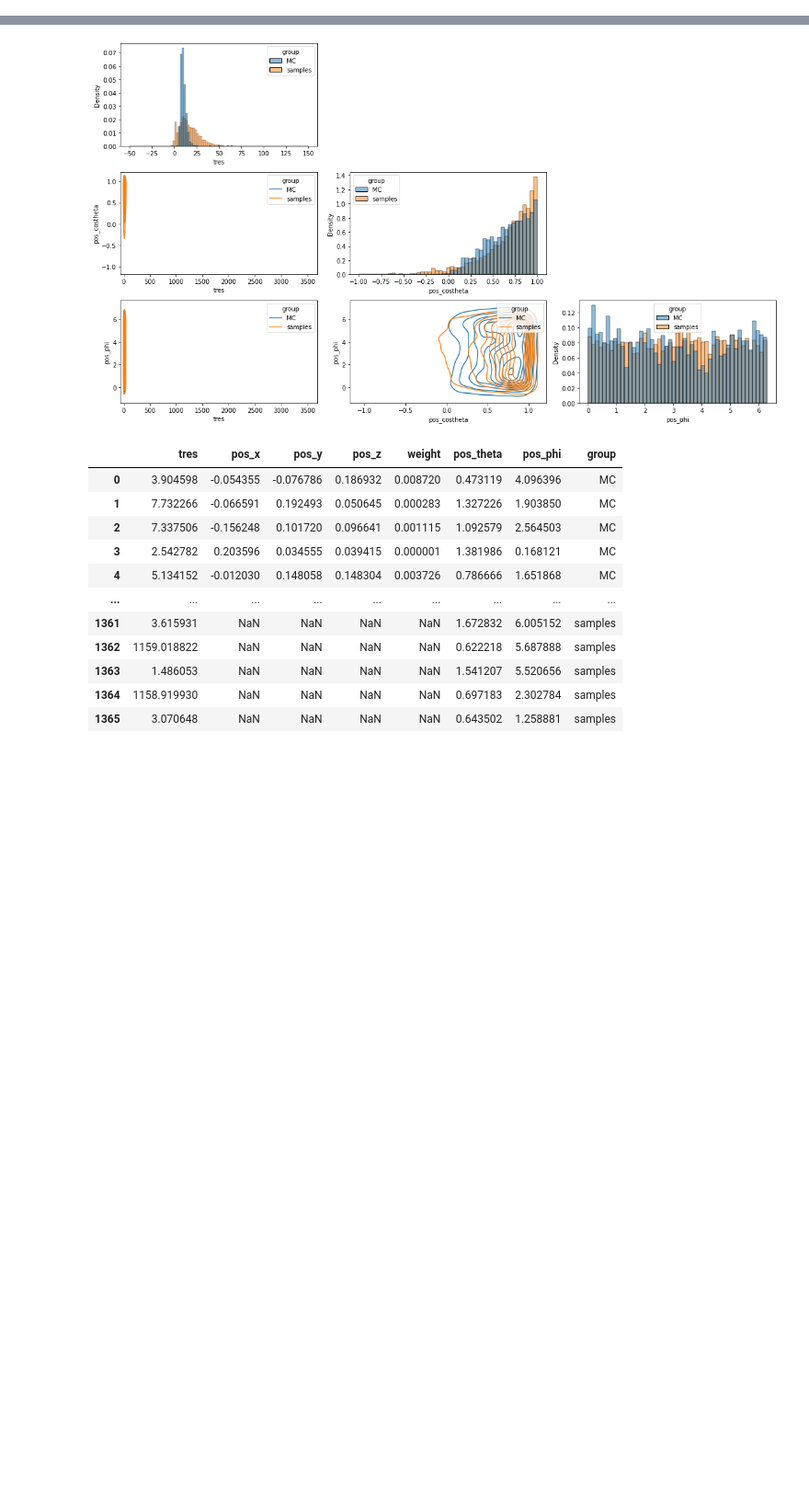
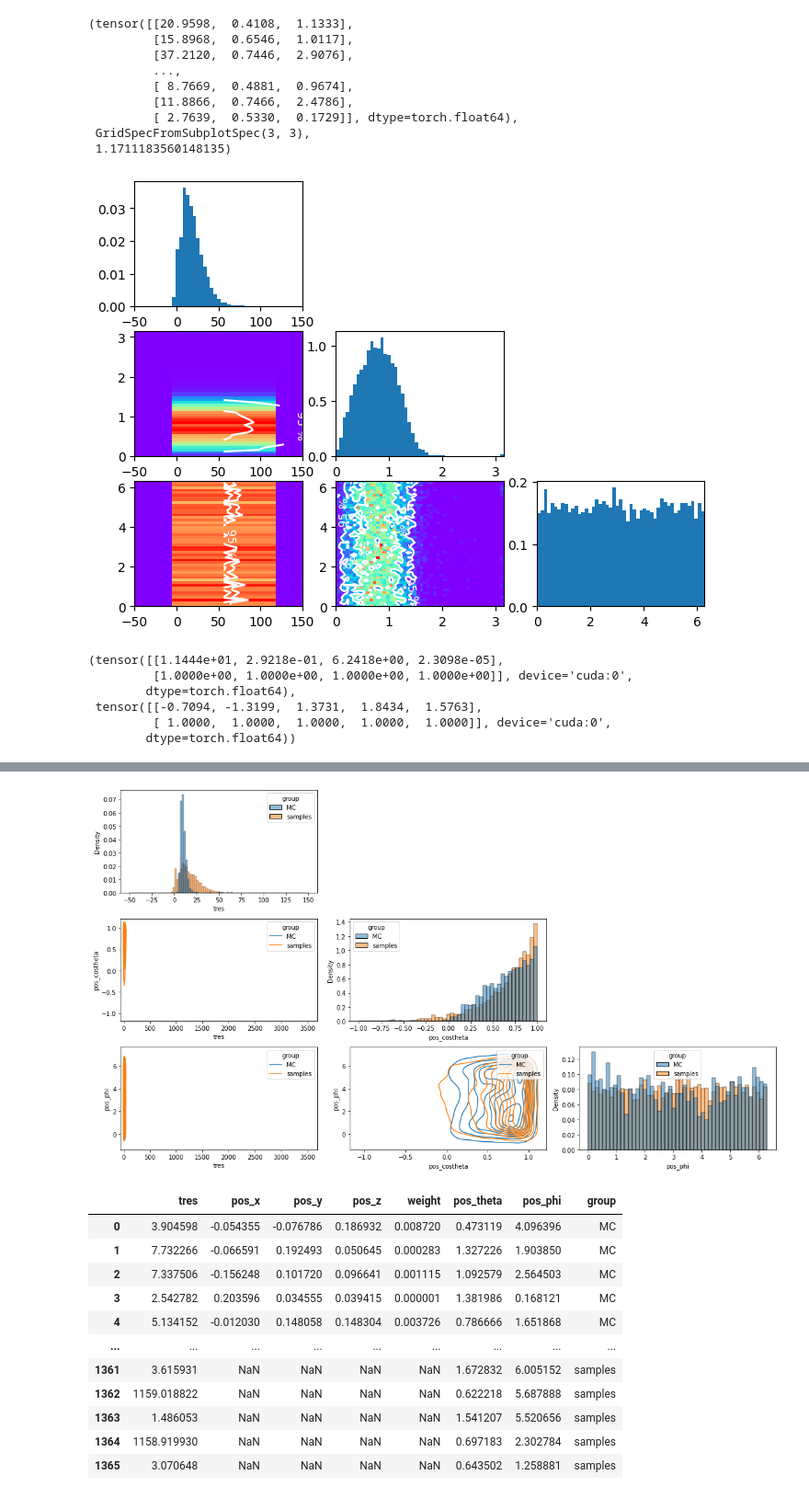
Before and after one commit to chrhck/NeutrinoTelescopes, a Jupyter notebook: notebooks/fit_normalizing_flow.ipynb, the cells around one changed output, grey strips where cells are left out. Shown at 92% size. Drawn from its saved outputs; the diff is of its cells as text; code cells hidden in the pictures; blank space fills up the shorter version.

```diff
--- a/notebooks/fit_normalizing_flow.ipynb
+++ b/notebooks/fit_normalizing_flow.ipynb
@@ -328,13 +340,24 @@ tensor([[-0.5036,  1.2507,  0.1351],
 # %%
+seed_everything(31337)
+ds = HDF5PPhotonTable("../assets/photon_tables_extended_1.hd5", 0, 400) #time_range=(-50, 200))
+
+split_len = int(np.ceil(0.9*len(ds)))
+
+train_dataset, test_dataset = random_split(ds, [split_len, len(ds)-split_len])
+
+train_loader = DataLoader(train_dataset, batch_size=2000, shuffle=True)
+test_loader= DataLoader(test_dataset, batch_size=5000)
 extra_flow_defs = {
     "g": {
-        "clamp_widths": 1,
+        "softplus_for_width": 1,
+        "upper_bound_for_widths": 100,
+        "lower_bound_for_widths": 0.1,
         #"nonlinear_stretch_type": "rq_splines"
     }
 }
 
 
-pdf = jammy_flows.pdf("e1+s2", "gg+vv", conditional_input_dim=5, hidden_mlp_dims_sub_pdfs="256", options_overwrite=extra_flow_defs)
+pdf = jammy_flows.pdf("e1+s2", "gg+vvvvv", conditional_input_dim=5, hidden_mlp_dims_sub_pdfs="256", options_overwrite=extra_flow_defs)
 pdf.init_params(data=next(iter(train_loader))[0][:, :3])
 
 optim = Adam(pdf.parameters(), lr=0.001)
@@ -358,7 +381,9 @@ for epoch in range(100):
         if torch.any(~torch.isfinite(inp)) or (torch.any(~torch.isfinite(w))) or (torch.any(~torch.isfinite(labels))):
             raise RuntimeError("NaN in input")
 
-        log_pdf, _, _ = pdf(inp, conditional_input=labels)
+        transformed_input = pdf.transform_target_into_returnable_params(inp)
+
+        log_pdf, _, _ = pdf(transformed_input, conditional_input=labels, force_embedding_coordinates=True)
         neg_log_loss = (-log_pdf * w).mean()
         neg_log_loss.backward()
 
@@ -373,6 +398,14 @@ for epoch in range(100):
         grad_max = max([p.grad.detach().data.max() for p in pdf.parameters()])
         grad_min = min([p.grad.detach().data.min() for p in pdf.parameters()])
 
+        for p in pdf.parameters():
+            if torch.any(~torch.isfinite(p.grad)):
+                torch.save({
+                'model_state_dict': pdf.state_dict(),
+                'optimizer_state_dict': optim.state_dict(),
+                'batch': (data, labels)
+                }, f"../assets/models/checkpoint_{epoch}_nangrad.pt")
+                raise RuntimeError()
 
         optim.step()
         loss += neg_log_loss.detach()
@@ -391,7 +424,8 @@ for epoch in range(100):
         w = data[:, 3] *data.shape[0]/ sum(data[:, 3])
         labels = labels.to(device)
 
-        log_pdf, _, _ = pdf(inp, conditional_input=labels)
+        transformed_input = pdf.transform_target_into_returnable_params(inp)
+        log_pdf, _, _ = pdf(transformed_input, conditional_input=labels, force_embedding_coordinates=True)
         loss_test += (-log_pdf * w).mean().detach()
 
     loss_test /= len(test_loader)
@@ -425,0 +489,30 @@ KeyboardInterrupt:
+# %%
+fig = plt.figure(figsize=(8, 6))
+helper_fns.visualize_pdf(
+        pdf.to("cpu"),
+        fig,
+        nsamples=10000,
+        conditional_input=labels[0, :][np.newaxis, :].to("cpu"),
+        bounds=[[-50, 150], [0, np.pi], [0, 2*np.pi]],
+        #s2_norm="lambert"
+        )
+# %% [output]
+(tensor([[20.9598,  0.4108,  1.1333],
+         [15.8968,  0.6546,  1.0117],
+         [37.2120,  0.7446,  2.9076],
+         ...,
+         [ 8.7669,  0.4881,  0.9674],
+         [11.8866,  0.7466,  2.4786],
+         [ 2.7639,  0.5330,  0.1729]], dtype=torch.float64),
+ GridSpecFromSubplotSpec(3, 3),
+ 1.1711183560148135)
+[figure, added]
+# %%
+samples, labels
+# %% [output]
+(tensor([[1.1444e+01, 2.9218e-01, 6.2418e+00, 2.3098e-05],
+         [1.0000e+00, 1.0000e+00, 1.0000e+00, 1.0000e+00]], device='cuda:0',
+        dtype=torch.float64),
+ tensor([[-0.7094, -1.3199,  1.3731,  1.8434,  1.5763],
+         [ 1.0000,  1.0000,  1.0000,  1.0000,  1.0000]], device='cuda:0',
+        dtype=torch.float64))
```
Also changed, not shown: parts of 10 cells of this notebook, 1 other file.
